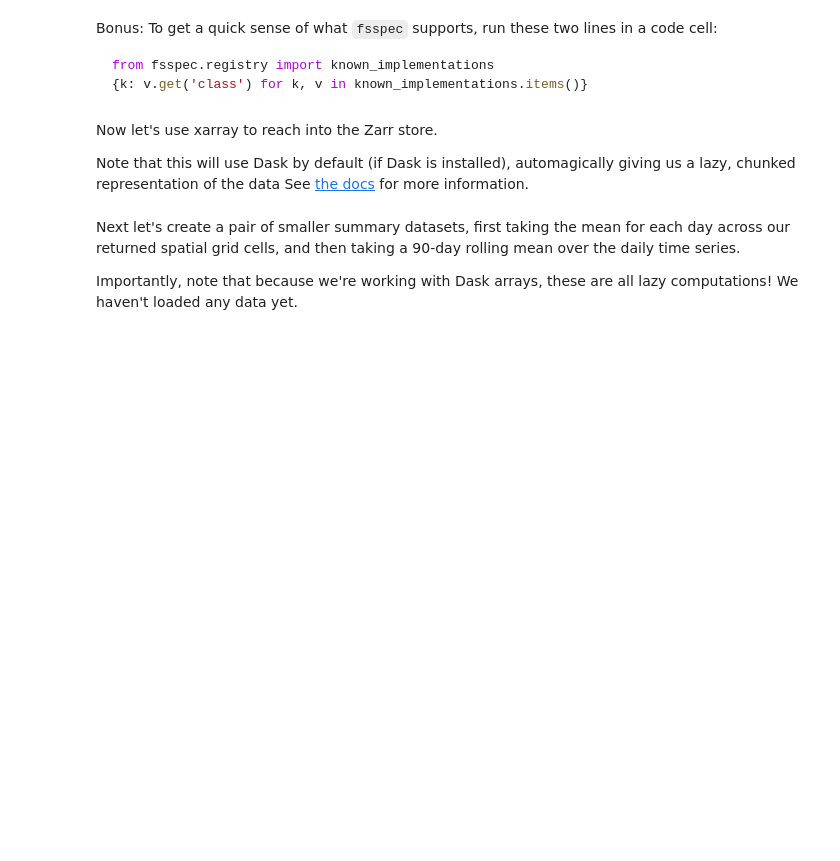
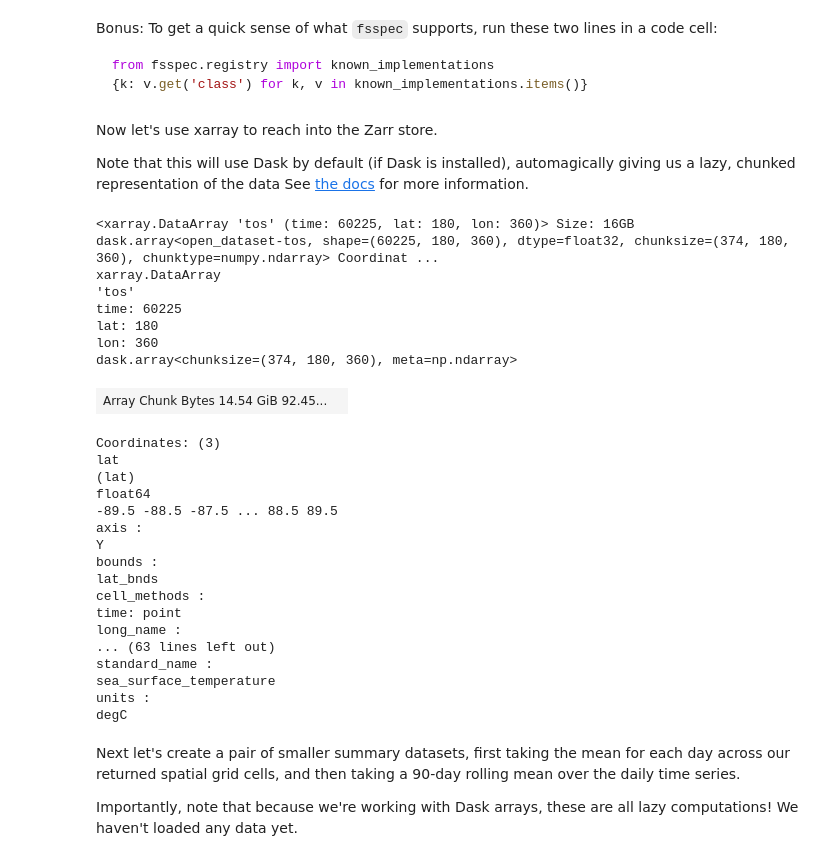
Before and after one commit to mloranty/scalable-computing-examples, a Jupyter notebook: 14-zarr/zarr.ipynb, the cells around one changed output. Drawn from its saved outputs; the diff is of its cells as text; code cells hidden in the pictures; blank space fills up the shorter version.

```diff
--- a/14-zarr/zarr.ipynb
+++ b/14-zarr/zarr.ipynb
@@ -129,6 +216,33 @@ ds = xr.open_zarr(mapper)
 # %%
 # Have a look at the ds dataset, and specifically the 'tos' data array
 # Notice the dimensionality and size.
+ds.tos
+# %% [output]
+<xarray.DataArray 'tos' (time: 60225, lat: 180, lon: 360)> Size: 16GB dask.array<open_dataset-tos, shape=(60225, 180, 360), dtype=float32, chunksize=(374, 180, 360), chunktype=numpy.ndarray> Coordinat ...
+xarray.DataArray
+'tos'
+time: 60225
+lat: 180
+lon: 360
+dask.array<chunksize=(374, 180, 360), meta=np.ndarray>
+| Array Chunk Bytes 14.54 GiB 92.45... |  |
+Coordinates: (3)
+lat
+(lat)
+float64
+-89.5 -88.5 -87.5 ... 88.5 89.5
+axis :
+Y
+bounds :
+lat_bnds
+cell_methods :
+time: point
+long_name :
+... (63 lines left out)
+standard_name :
+sea_surface_temperature
+units :
+degC
 # %%
 # Select a tiny piece of the data, taking a lat slice of 71 to 73,
 # lon slice of 203 to 205, and time slice of 2010 to 2012
```
Also changed, not shown: parts of 23 cells of this notebook, 3 other files.
